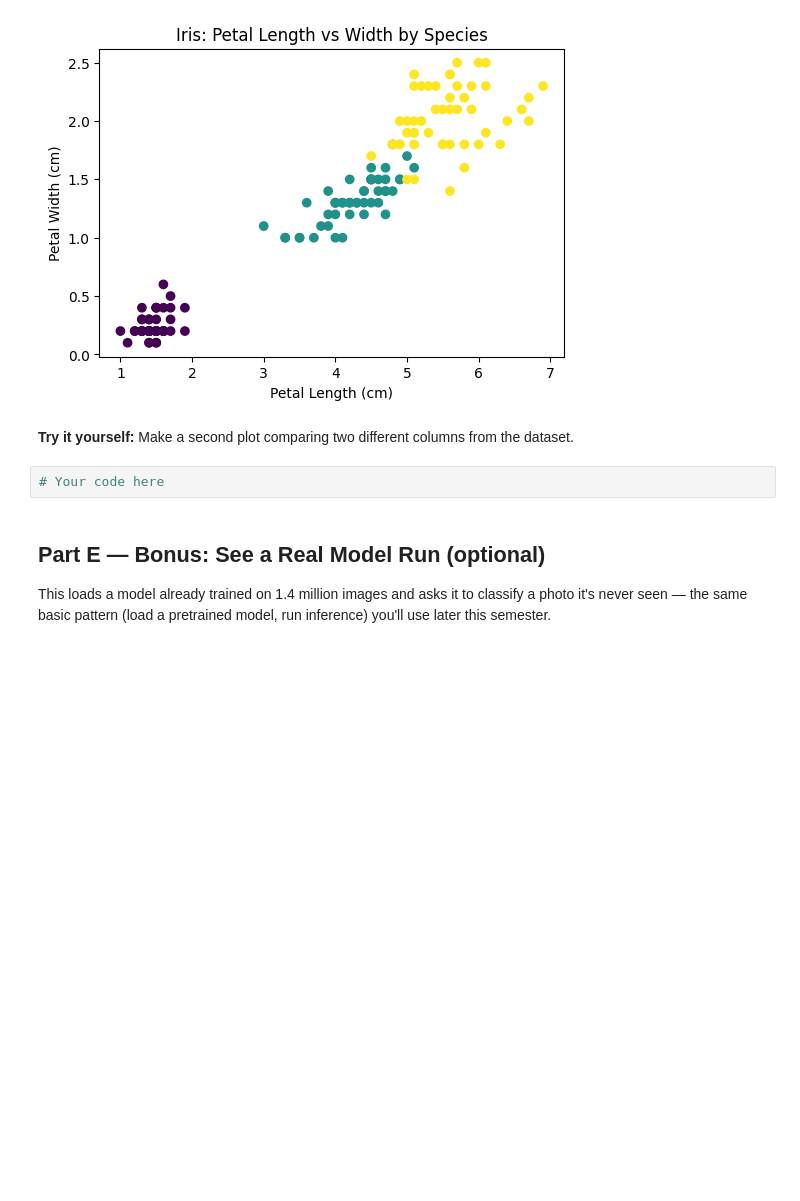
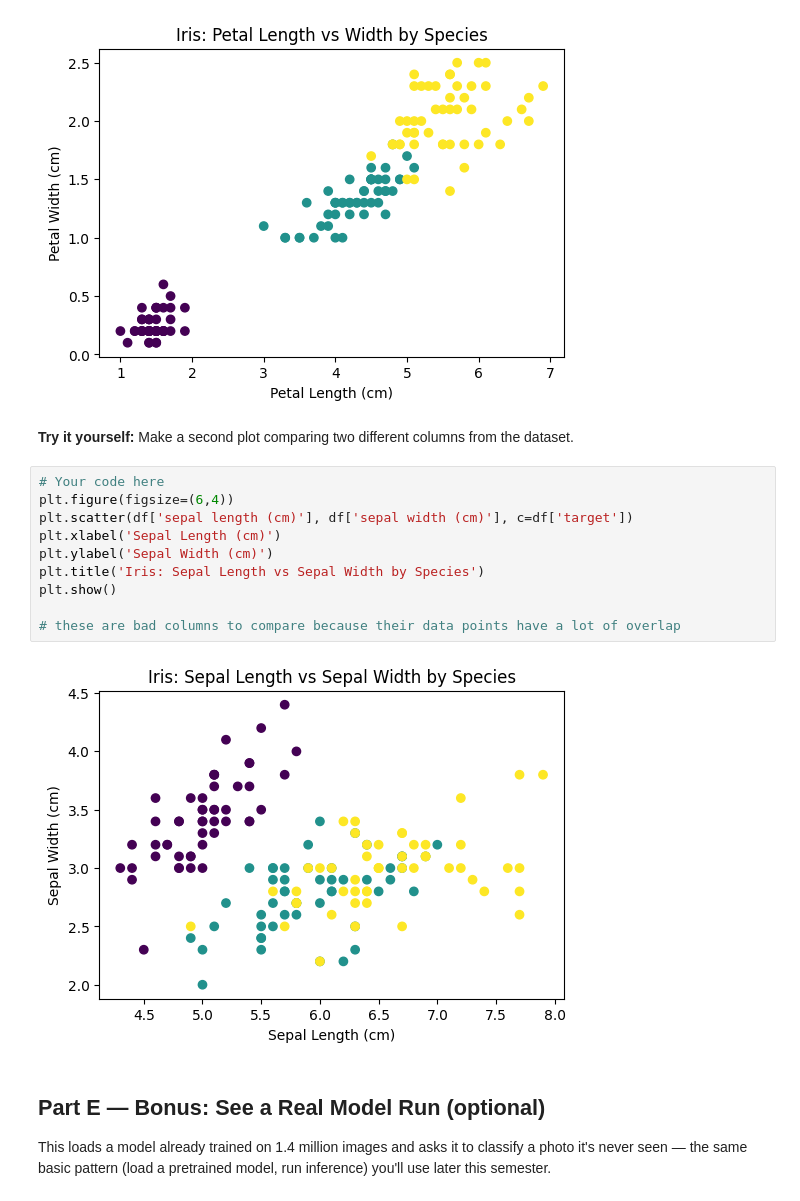
Before and after one commit to LoganBanister/IT480-FA26, a Jupyter notebook: Lab0/hello_deep_learning.ipynb, the cells around one changed output. Drawn from its saved outputs; the diff is of its cells as text; blank space fills up the shorter version.

```diff
--- a/Lab0/hello_deep_learning.ipynb
+++ b/Lab0/hello_deep_learning.ipynb
@@ -97,6 +102,16 @@ plt.show()
 **Try it yourself:** Make a second plot comparing two different columns from the dataset.
 # %%
 # Your code here
+plt.figure(figsize=(6,4))
+plt.scatter(df['sepal length (cm)'], df['sepal width (cm)'], c=df['target'])
+plt.xlabel('Sepal Length (cm)')
+plt.ylabel('Sepal Width (cm)')
+plt.title('Iris: Sepal Length vs Sepal Width by Species')
+plt.show()
+
+# these are bad columns to compare because their data points have a lot of overlap
+# %% [output]
+[figure, added]
 # %% [markdown]
 ## Part E — Bonus: See a Real Model Run (optional)
 
```
Also changed, not shown: parts of 3 cells of this notebook.
